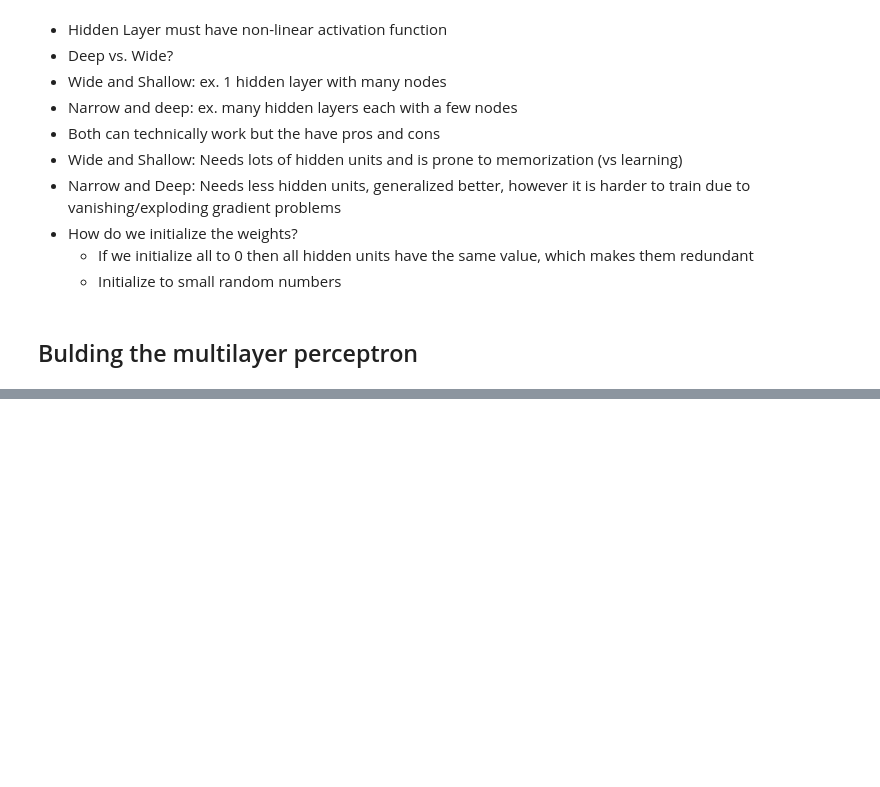
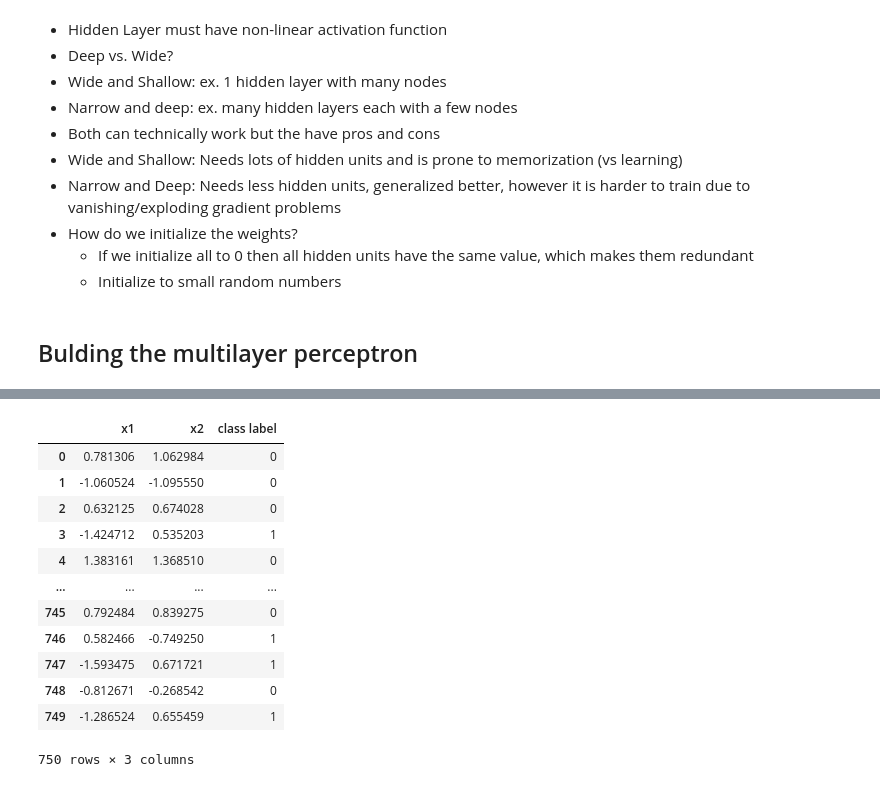
Before and after one commit to mikebreenmckay/DeepLearning, a Jupyter notebook: multilayerNN.ipynb, the cells around one changed output, grey strips where cells are left out. Saved outputs shown, nothing was run; the diff lists cells and outputs as text; code cells hidden in the pictures; blank space fills up the shorter version.

```diff
--- a/multilayerNN.ipynb
+++ b/multilayerNN.ipynb
@@ -54,2 +52,21 @@ conda environment: n/a
 # %%
 #### Loading the Dataset
+# %%
+import pandas as pd
+
+df = pd.read_csv('xor.csv')
+df
+# %% [output]
+|  | x1 | x2 | class label |
+| 0 | 0.781306 | 1.062984 | 0 |
+| 1 | -1.060524 | -1.095550 | 0 |
+| 2 | 0.632125 | 0.674028 | 0 |
+| 3 | -1.424712 | 0.535203 | 1 |
+| 4 | 1.383161 | 1.368510 | 0 |
+| ... | ... | ... | ... |
+| 745 | 0.792484 | 0.839275 | 0 |
+| 746 | 0.582466 | -0.749250 | 1 |
+| 747 | -1.593475 | 0.671721 | 1 |
+| 748 | -0.812671 | -0.268542 | 0 |
+| 749 | -1.286524 | 0.655459 | 1 |
+750 rows × 3 columns
```
Also changed, not shown: parts of 20 cells of this notebook.
